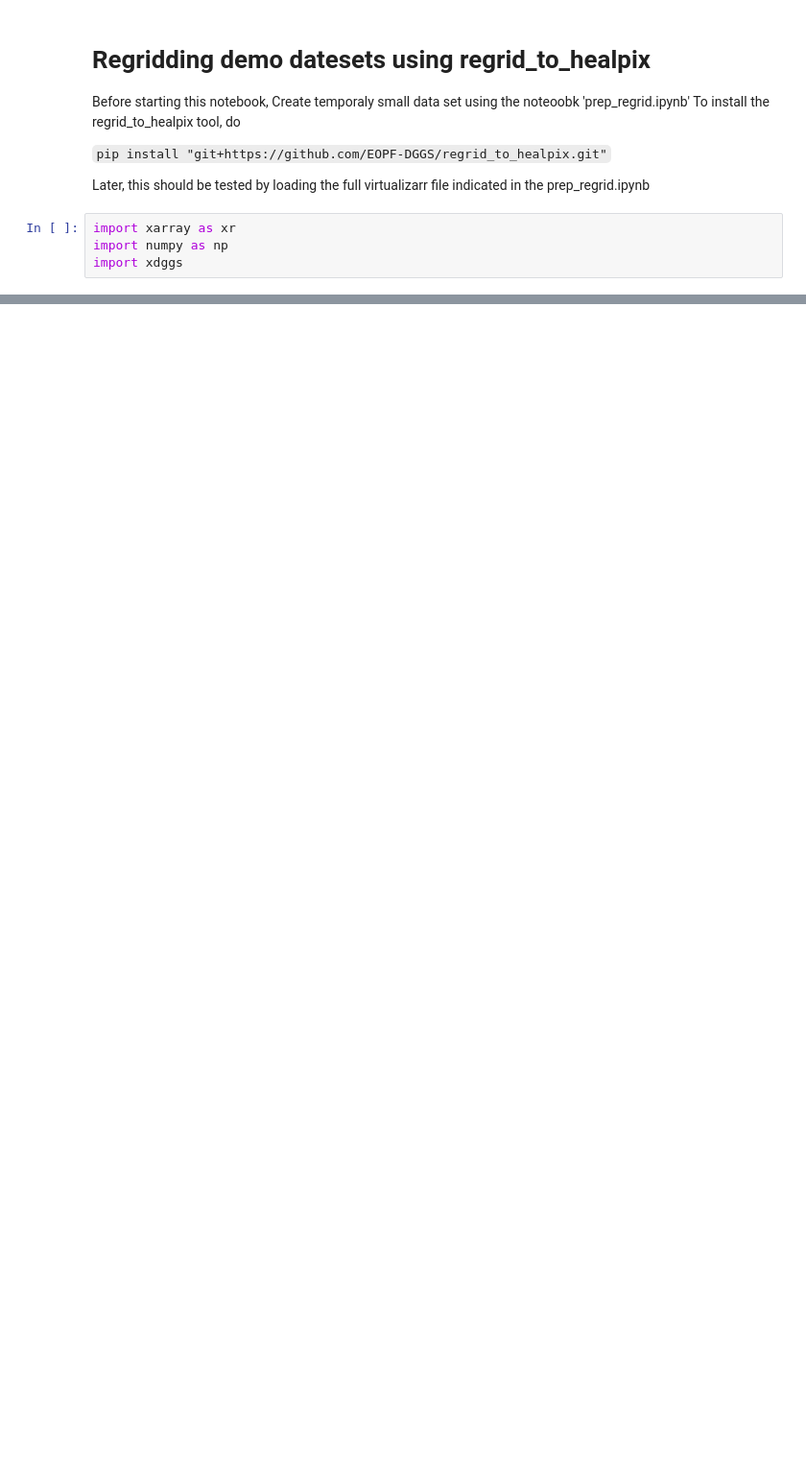
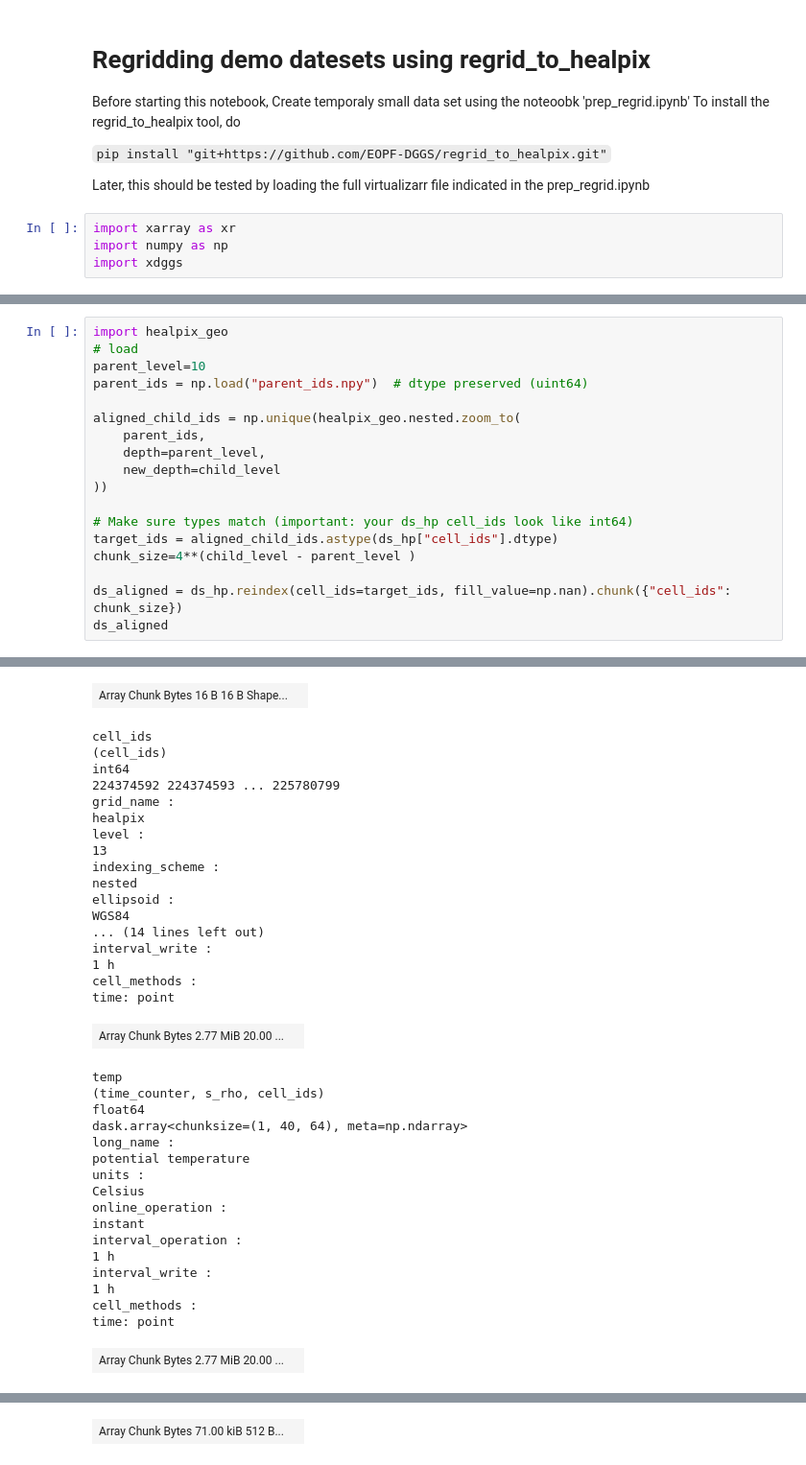
Before and after one commit to FAIR2Adapt/softwares_RIOMAR, a Jupyter notebook: notebook/regrid_apply_ufunc.ipynb, the cells around one changed output, grey strips where cells are left out. Shown at 96% size. Drawn from its saved outputs; the diff is of its cells as text; blank space fills up the shorter version.

```diff
--- a/notebook/regrid_apply_ufunc.ipynb
+++ b/notebook/regrid_apply_ufunc.ipynb
@@ -389,0 +227,19 @@ data_healpix.max() - data.max() , data_healpix.min() - data.min(), data_healpix.
+# %%
+import healpix_geo
+# load
+parent_level=10
+parent_ids = np.load("parent_ids.npy")  # dtype preserved (uint64)
+
+aligned_child_ids = np.unique(healpix_geo.nested.zoom_to(
+    parent_ids,
+    depth=parent_level,
+    new_depth=child_level
+))
+
+# Make sure types match (important: your ds_hp cell_ids look like int64)
+target_ids = aligned_child_ids.astype(ds_hp["cell_ids"].dtype)
+chunk_size=4**(child_level - parent_level )
+
+ds_aligned = ds_hp.reindex(cell_ids=target_ids, fill_value=np.nan).chunk({"cell_ids": chunk_size})
+ds_aligned
+# %% [output]
@@ -389,0 +263,36 @@ data_healpix.max() - data.max() , data_healpix.min() - data.min(), data_healpix.
+| Array Chunk Bytes 16 B 16 B Shape... |  |
+cell_ids
+(cell_ids)
+int64
+224374592 224374593 ... 225780799
+grid_name :
+healpix
+level :
+13
+indexing_scheme :
+nested
+ellipsoid :
+WGS84
+... (14 lines left out)
+interval_write :
+1 h
+cell_methods :
+time: point
+| Array Chunk Bytes 2.77 MiB 20.00 ... |  |
+temp
+(time_counter, s_rho, cell_ids)
+float64
+dask.array<chunksize=(1, 40, 64), meta=np.ndarray>
+long_name :
+potential temperature
+units :
+Celsius
+online_operation :
+instant
+interval_operation :
+1 h
+interval_write :
+1 h
+cell_methods :
+time: point
+| Array Chunk Bytes 2.77 MiB 20.00 ... |  |
@@ -389,0 +315 @@ data_healpix.max() - data.max() , data_healpix.min() - data.min(), data_healpix.
+| Array Chunk Bytes 71.00 kiB 512 B... |  |
```
Also changed, not shown: parts of 17 cells of this notebook.
